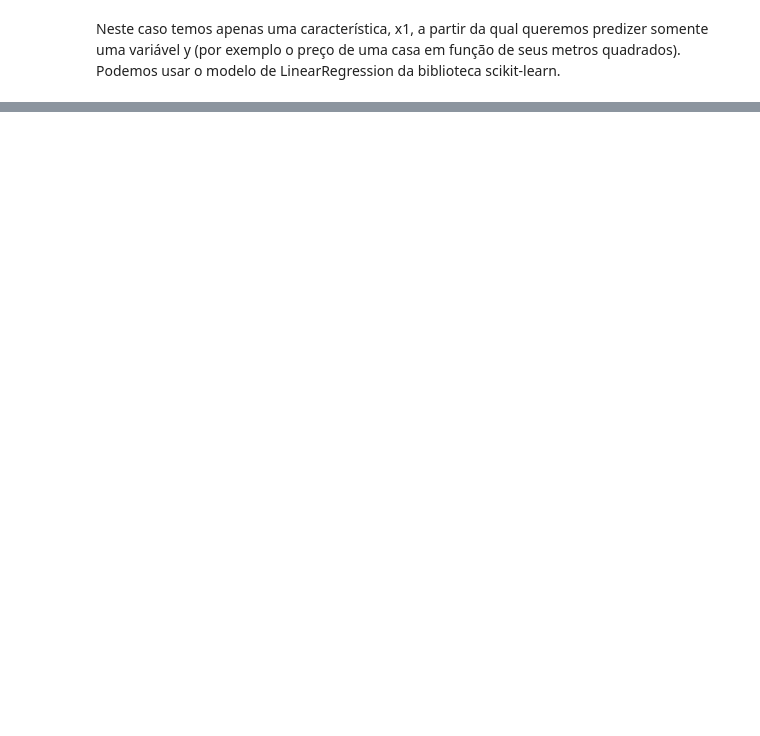
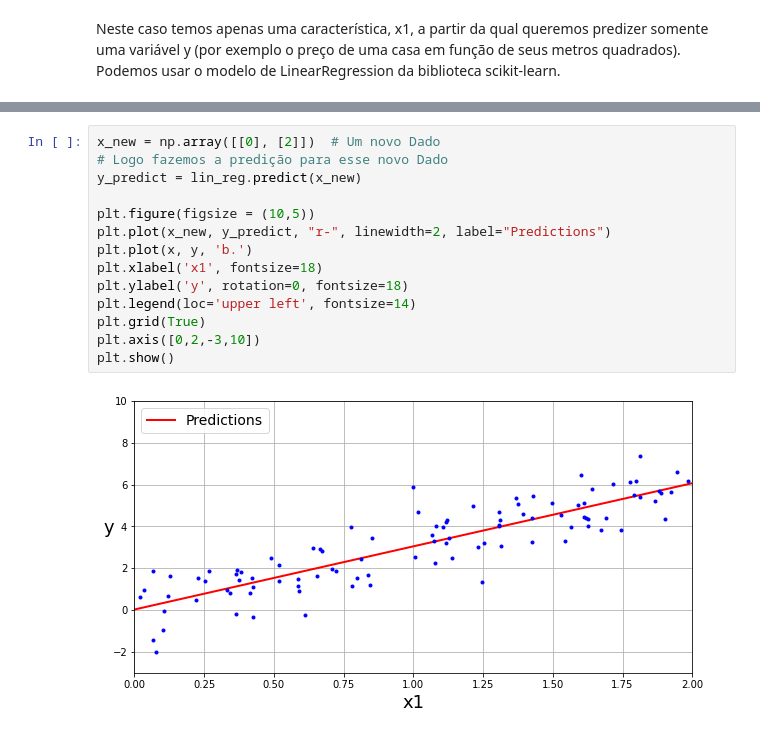
Before and after one commit to KARINAgoncalvesSOARES/Machine_Learning, a Jupyter notebook: machinelearning_regresaolinear.ipynb, the cells around one changed output, grey strips where cells are left out. Cells and saved outputs as stored; diff of their text form; blank space fills up the shorter version.

```diff
--- a/machinelearning_regresaolinear.ipynb
+++ b/machinelearning_regresaolinear.ipynb
@@ -53,0 +54,16 @@ lin_reg.intercept_, lin_reg.coef_# Bias (interceptar)
+# %%
+x_new = np.array([[0], [2]])  # Um novo Dado
+# Logo fazemos a predição para esse novo Dado
+y_predict = lin_reg.predict(x_new)
+
+plt.figure(figsize = (10,5))
+plt.plot(x_new, y_predict, "r-", linewidth=2, label="Predictions")
+plt.plot(x, y, 'b.')
+plt.xlabel('x1', fontsize=18)
+plt.ylabel('y', rotation=0, fontsize=18)
+plt.legend(loc='upper left', fontsize=14)
+plt.grid(True)
+plt.axis([0,2,-3,10])
+plt.show()
+# %% [output]
+[figure, added]
```
Also changed, not shown: parts of 6 cells of this notebook.
